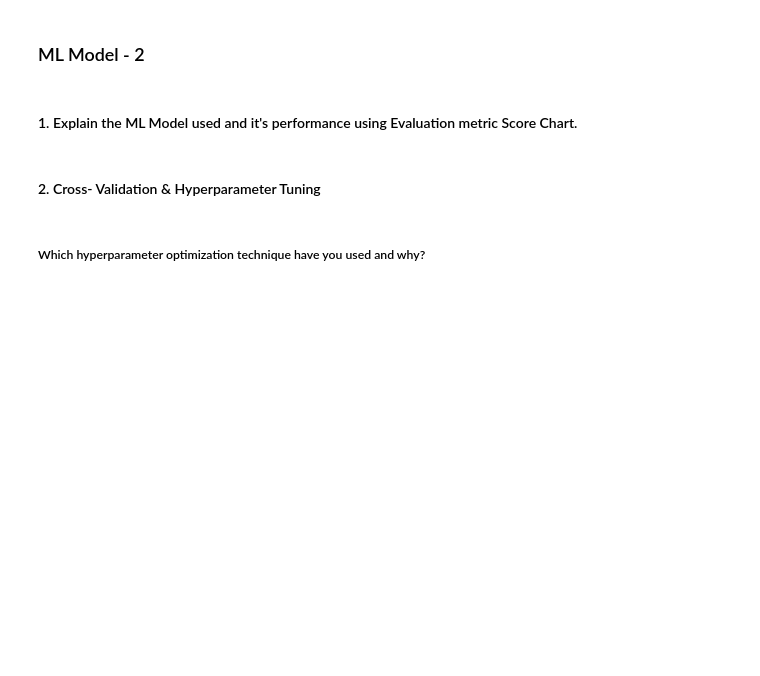
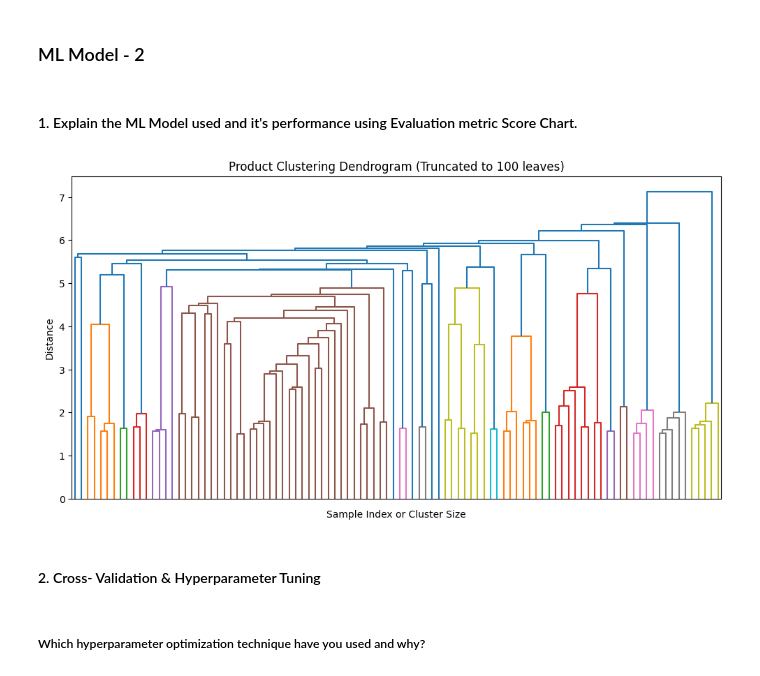
Before and after one commit to varuncode01/ST_Project5, a Jupyter notebook: ML_Project5.ipynb, the cells around one changed output. Saved outputs shown, nothing was run; the diff lists cells and outputs as text; code cells hidden in the pictures; blank space fills up the shorter version.

```diff
--- a/ML_Project5.ipynb
+++ b/ML_Project5.ipynb
@@ -928,3 +941,26 @@ Answer Here.
+# %%
+from sklearn.decomposition import TruncatedSVD
+
+# Reduce TF-IDF dimensions to 50 for visualization/clustering
+svd = TruncatedSVD(n_components=50, random_state=42)
+reduced_matrix = svd.fit_transform(Description_tfidf_matrix)
+# %%
+# Visualizing evaluation Metric Score chart
+from scipy.cluster.hierarchy import linkage, dendrogram
+import matplotlib.pyplot as plt
+
+# Compute linkage matrix for dendrogram
+linked = linkage(reduced_matrix, method='ward')
+
+# Plot dendrogram (showing first 100 products for clarity)
+plt.figure(figsize=(12, 6))
+dendrogram(linked, orientation='top', distance_sort='descending', show_leaf_counts=False, truncate_mode='lastp', p=100)
+plt.title('Product Clustering Dendrogram (Truncated to 100 leaves)')
+plt.xlabel('Sample Index or Cluster Size')
+plt.ylabel('Distance')
+plt.show()
+# %% [output]
+[figure, added]
 # %% [markdown]
 #### 2. Cross- Validation & Hyperparameter Tuning
 # %%
```
Also changed, not shown: parts of 50 cells of this notebook.
